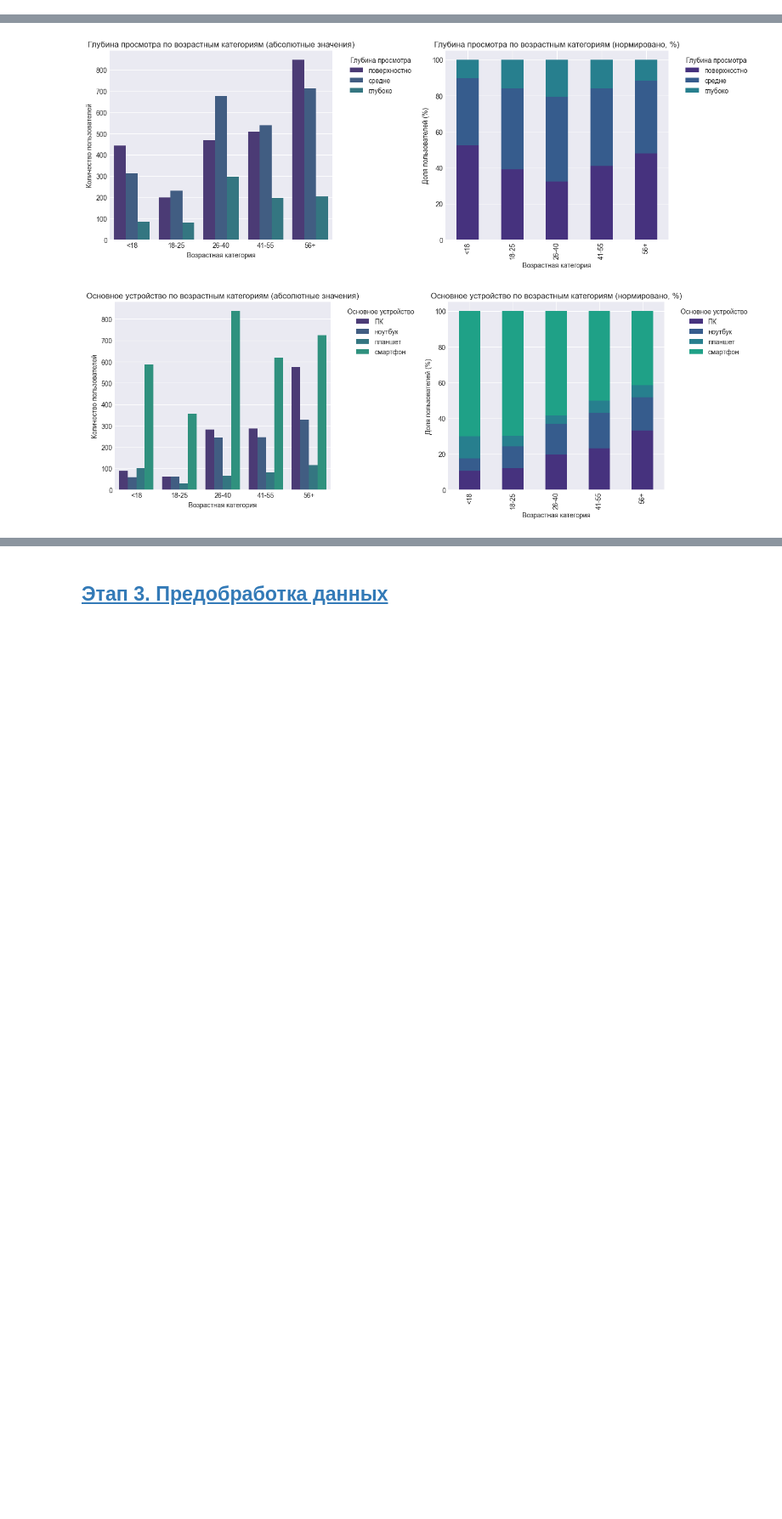
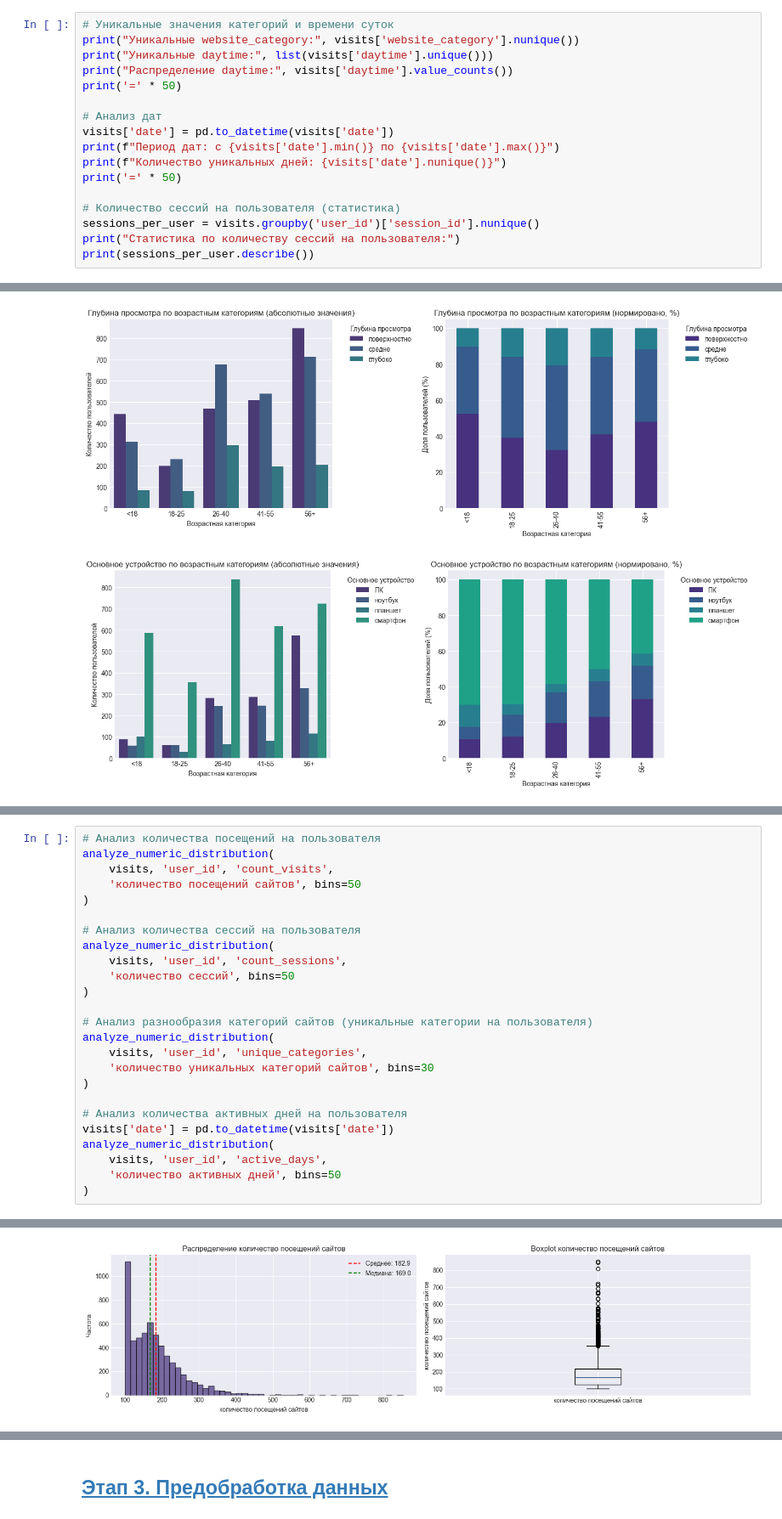
Before and after one commit to MEYakunin/Sprint13_Yeti_Age_Prediction, a Jupyter notebook: Sprint13_Yeti_Age_Prediction.ipynb, the cells around one changed output, grey strips where cells are left out. Shown at 85% size. Drawn from its saved outputs; the diff is of its cells as text; blank space fills up the shorter version.

Commit message:
Sprint13_Yeti_Age_Prediction - Этап 2. Исследовательский анализ данных (EDA) - ver2

```diff
--- a/Sprint13_Yeti_Age_Prediction.ipynb
+++ b/Sprint13_Yeti_Age_Prediction.ipynb
@@ -350 +352,18 @@ print("\nТаблица visits: множественные записи на use
 Таблица visits: множественные записи на user_id ожидаемы и корректны.
+# %%
+# Уникальные значения категорий и времени суток
+print("Уникальные website_category:", visits['website_category'].nunique())
+print("Уникальные daytime:", list(visits['daytime'].unique()))
+print("Распределение daytime:", visits['daytime'].value_counts())
+print('=' * 50)
+
+# Анализ дат
+visits['date'] = pd.to_datetime(visits['date'])
+print(f"Период дат: с {visits['date'].min()} по {visits['date'].max()}")
+print(f"Количество уникальных дней: {visits['date'].nunique()}")
+print('=' * 50)
+
+# Количество сессий на пользователя (статистика)
+sessions_per_user = visits.groupby('user_id')['session_id'].nunique()
+print("Статистика по количеству сессий на пользователя:")
+print(sessions_per_user.describe())
@@ -501,0 +598,26 @@ plot_categorical_feature(users, device, 'primary_device', 'Основное ус
+# %%
+# Анализ количества посещений на пользователя
+analyze_numeric_distribution(
+    visits, 'user_id', 'count_visits',
+    'количество посещений сайтов', bins=50
+)
+
+# Анализ количества сессий на пользователя
+analyze_numeric_distribution(
+    visits, 'user_id', 'count_sessions',
+    'количество сессий', bins=50
+)
+
+# Анализ разнообразия категорий сайтов (уникальные категории на пользователя)
+analyze_numeric_distribution(
+    visits, 'user_id', 'unique_categories',
+    'количество уникальных категорий сайтов', bins=30
+)
+
+# Анализ количества активных дней на пользователя
+visits['date'] = pd.to_datetime(visits['date'])
+analyze_numeric_distribution(
+    visits, 'user_id', 'active_days',
+    'количество активных дней', bins=50
+)
+# %% [output]
@@ -501,0 +639 @@ plot_categorical_feature(users, device, 'primary_device', 'Основное ус
+[figure, added]
```
Also changed, not shown: parts of 13 cells of this notebook.
